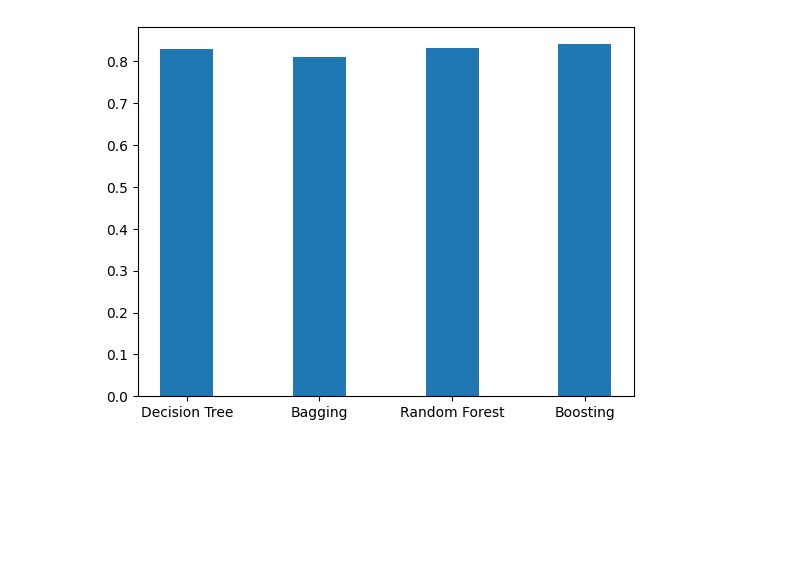
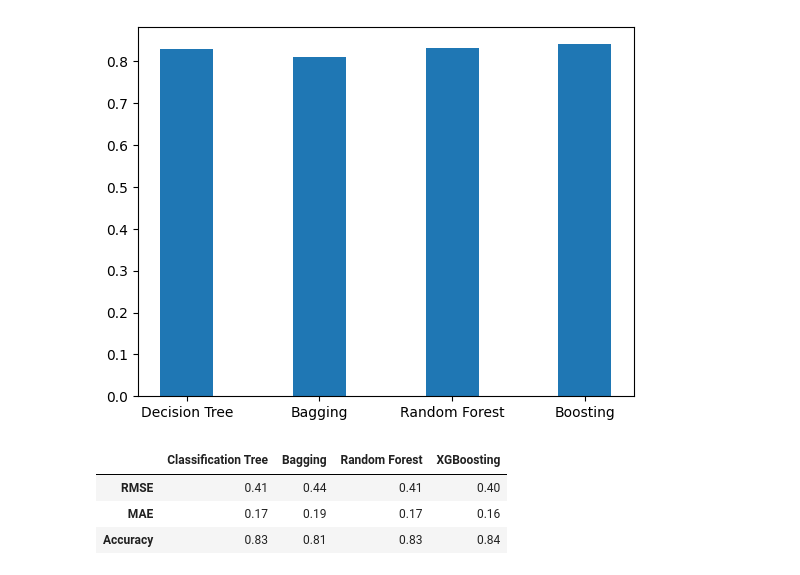
Before and after one commit to isaacchaljub/ML2_GP, a Jupyter notebook: ML2_group3.ipynb, the cells around one changed output. Drawn from its saved outputs; the diff is of its cells as text; code cells hidden in the pictures; blank space fills up the shorter version.

Commit message:
Added metrics to visualize the quality

```diff
--- a/ML2_group3.ipynb
+++ b/ML2_group3.ipynb
@@ -304,10 +304,10 @@ clas_tree_pruned = DecisionTreeClassifier(random_state=42,
                                           min_samples_leaf=clas_tree_pruned_depth_cv.best_params_['min_samples_leaf'])
 tree=clas_tree_pruned.fit(X_train, Y_train)
 
-predictions_test = tree.predict(X_test) # obtains predictions with a threshold=50%
+y_preds_prunedCT_test = tree.predict(X_test) # obtains predictions with a threshold=50%
 print("Accuracy for the single Classification Tree = {0:.2%}".format(accuracy_score(Y_test, predictions_test)))
 
-tree_acc=accuracy_score(Y_test, predictions_test)
+tree_acc=accuracy_score(Y_test, y_preds_prunedCT_test)
 # %% [output]
 Accuracy for the single Classification Tree = 82.99%
 # %%
@@ -578,7 +578,7 @@ XGBClassifier(base_score=None, booster=None, callbacks=None,
               num_parallel_tree=None, random_state=None, ...)
 # %%
 preds = xg_clas.predict(X_train)
-preds_test = xg_clas.predict(X_test)
+y_preds__boost_test = xg_clas.predict(X_test)
 xg_init_train_acc = accuracy_score(Y_train, preds)
 xg_init_test_acc = accuracy_score(Y_test, preds_test)
 print("Attempt 1 Train accuracy: %f" % (xg_init_train_acc))
@@ -651,3 +651,30 @@ plt.bar([1,3,5,7], height=[tree_acc, bagging_acc, rf_acc, xg_init_test_acc], tic
 plt.show()
 # %% [output]
 [figure]
+# %%
+# To get a grasp on RMSE and MAE, MAPE
+from sklearn.metrics import root_mean_squared_error, mean_absolute_error, mean_absolute_percentage_error
+
+models=['Classification Tree', 'Bagging','Random Forest','XGBoosting']
+models_preds=[y_preds_prunedCT_test, y_pred_bagging_test, y_pred_rf_test, y_preds__boost_test]
+mtrcs=['RMSE','MAE','Accuracy']
+
+rmse=[root_mean_squared_error(Y_test,i) for i in models_preds]
+mae=[mean_absolute_error(Y_test,i) for i in models_preds]
+mape=[mean_absolute_percentage_error(Y_test,i) for i in models_preds]
+accs=[tree_acc, bagging_acc, rf_acc, xg_init_test_acc]
+
+
+results_df=pd.DataFrame(data=[rmse, mae, accs], index=mtrcs, columns=models)
+
+results_df = results_df.applymap(lambda x: '{:.2f}'.format(x))
+
+
+results_df
+
+# print(f'RMSE for Decision Tree: {}')
+# %% [output]
+|  | Classification Tree | Bagging | Random Forest | XGBoosting |
+| RMSE | 0.41 | 0.44 | 0.41 | 0.40 |
+| MAE | 0.17 | 0.19 | 0.17 | 0.16 |
+| Accuracy | 0.83 | 0.81 | 0.83 | 0.84 |
```
Also changed, not shown: parts of 2 cells of this notebook.
